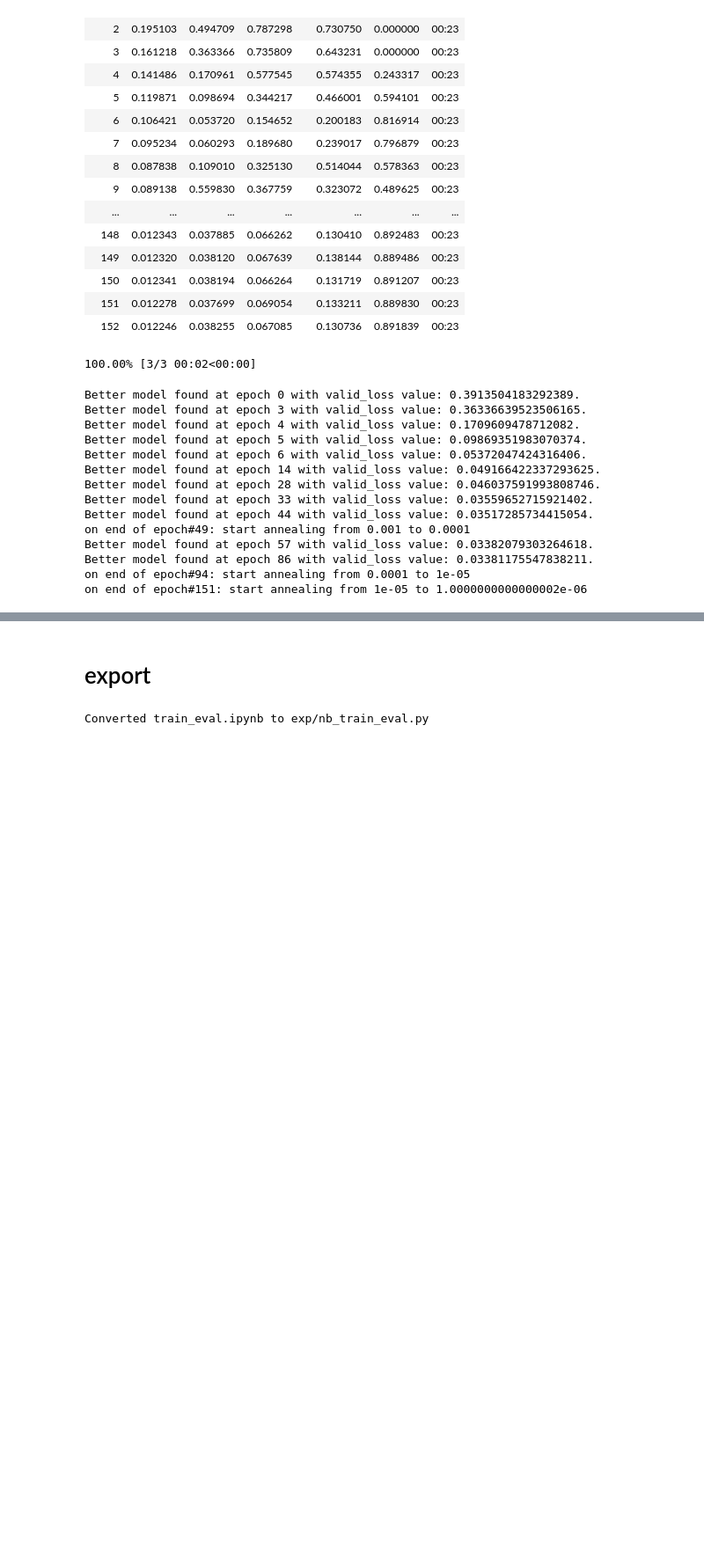
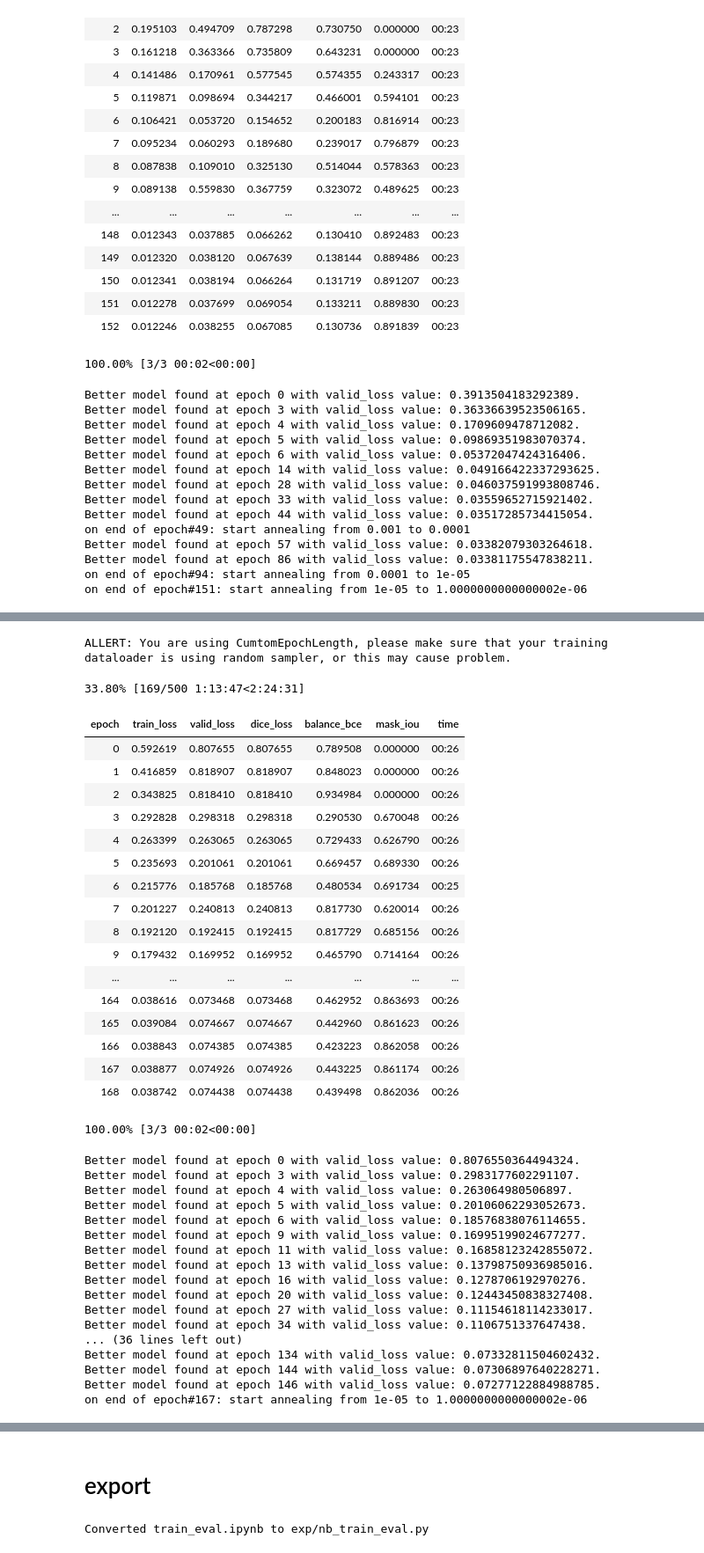
Before and after one commit to uid42/image_segmentation_demo, a Jupyter notebook: train_eval.ipynb, the cells around one changed output, grey strips where cells are left out. Shown at 88% size. Drawn from its saved outputs; the diff is of its cells as text; code cells hidden in the pictures; blank space fills up the shorter version.

```diff
--- a/train_eval.ipynb
+++ b/train_eval.ipynb
@@ -79,9 +81,9 @@ def get_learn(data, model_name = 'resnet18', allres = True
         assert tags[1] in ['allres', 'vanila']
         assert (allres and tags[1] == 'allres') or (not allres and tags[1] == 'vanila')
         if loss_func_name == 'dice_loss':
-            assert  len(tags) == 5
+            assert  len(tags) >= 5
         else:
-            assert  len(tags) == 6
+            assert  len(tags) >= 6
             assert (tags[5] == 'balance_ratio_1' and balance_ratio == 1) \
                     or (tags[5] == 'balance_ratio_10' and balance_ratio == 10) \
                     or (tags[5] == 'balance_ratio_0.1' and balance_ratio == 0.1)
@@ -791,0 +799,10 @@ backup_train_logs(tag)
+# %%
+tag = '__'.join(['resnet18', 'vanila', 'dice', 'dataset200','adam', 'NaN', 'transform_nowarp_nozoom'])
+# %%
+#200数据集，带transfrom,不带zoom和warp，其余默认
+ds = './data/dataset_20200715'
+data_200_tfm = nb_databunch.get_databunch(ds, bs=BS, device=device
+                    , transforms = get_transforms(max_warp = 0., max_zoom = 1.))
+# %%
+getlearn = partial(get_learn, data = data_200_tfm, model_name = 'resnet18'
+                , loss_func_name = 'dice_loss', allres = False, tag = tag)
@@ -791,0 +829,48 @@ backup_train_logs(tag)
+# %%
+lrs = [1e-3]
+checkpoints = [None]
+opts = [optf_adam]
+
+nb_train_script_logger.multi_train(get_learn=getlearn,
+            epoch_len=1e9, epochs=500,
+            opts=opts, lrs=lrs, checkpoints=checkpoints,
+            tb_log_root='./tb_log/',
+            autoSave=True)
+# %% [output]
+ALLERT: You are using CumtomEpochLength, please make sure that your training dataloader is using random sampler, or this may cause problem.
+33.80% [169/500 1:13:47<2:24:31]
+| epoch | train_loss | valid_loss | dice_loss | balance_bce | mask_iou | time |
+| 0 | 0.592619 | 0.807655 | 0.807655 | 0.789508 | 0.000000 | 00:26 |
+| 1 | 0.416859 | 0.818907 | 0.818907 | 0.848023 | 0.000000 | 00:26 |
+| 2 | 0.343825 | 0.818410 | 0.818410 | 0.934984 | 0.000000 | 00:26 |
+| 3 | 0.292828 | 0.298318 | 0.298318 | 0.290530 | 0.670048 | 00:26 |
+| 4 | 0.263399 | 0.263065 | 0.263065 | 0.729433 | 0.626790 | 00:26 |
+| 5 | 0.235693 | 0.201061 | 0.201061 | 0.669457 | 0.689330 | 00:26 |
+| 6 | 0.215776 | 0.185768 | 0.185768 | 0.480534 | 0.691734 | 00:25 |
+| 7 | 0.201227 | 0.240813 | 0.240813 | 0.817730 | 0.620014 | 00:26 |
+| 8 | 0.192120 | 0.192415 | 0.192415 | 0.817729 | 0.685156 | 00:26 |
+| 9 | 0.179432 | 0.169952 | 0.169952 | 0.465790 | 0.714164 | 00:26 |
+| ... | ... | ... | ... | ... | ... | ... |
+| 164 | 0.038616 | 0.073468 | 0.073468 | 0.462952 | 0.863693 | 00:26 |
+| 165 | 0.039084 | 0.074667 | 0.074667 | 0.442960 | 0.861623 | 00:26 |
+| 166 | 0.038843 | 0.074385 | 0.074385 | 0.423223 | 0.862058 | 00:26 |
+| 167 | 0.038877 | 0.074926 | 0.074926 | 0.443225 | 0.861174 | 00:26 |
+| 168 | 0.038742 | 0.074438 | 0.074438 | 0.439498 | 0.862036 | 00:26 |
+100.00% [3/3 00:02<00:00]
+Better model found at epoch 0 with valid_loss value: 0.8076550364494324.
+Better model found at epoch 3 with valid_loss value: 0.2983177602291107.
+Better model found at epoch 4 with valid_loss value: 0.263064980506897.
+Better model found at epoch 5 with valid_loss value: 0.20106062293052673.
+Better model found at epoch 6 with valid_loss value: 0.18576838076114655.
+Better model found at epoch 9 with valid_loss value: 0.16995199024677277.
+Better model found at epoch 11 with valid_loss value: 0.16858123242855072.
+Better model found at epoch 13 with valid_loss value: 0.13798750936985016.
+Better model found at epoch 16 with valid_loss value: 0.1278706192970276.
+Better model found at epoch 20 with valid_loss value: 0.12443450838327408.
+Better model found at epoch 27 with valid_loss value: 0.11154618114233017.
+Better model found at epoch 34 with valid_loss value: 0.1106751337647438.
+... (36 lines left out)
+Better model found at epoch 134 with valid_loss value: 0.07332811504602432.
+Better model found at epoch 144 with valid_loss value: 0.07306897640228271.
+Better model found at epoch 146 with valid_loss value: 0.07277122884988785.
+on end of epoch#167: start annealing from 1e-05 to 1.0000000000000002e-06
```
Also changed, not shown: parts of 21 cells of this notebook.
